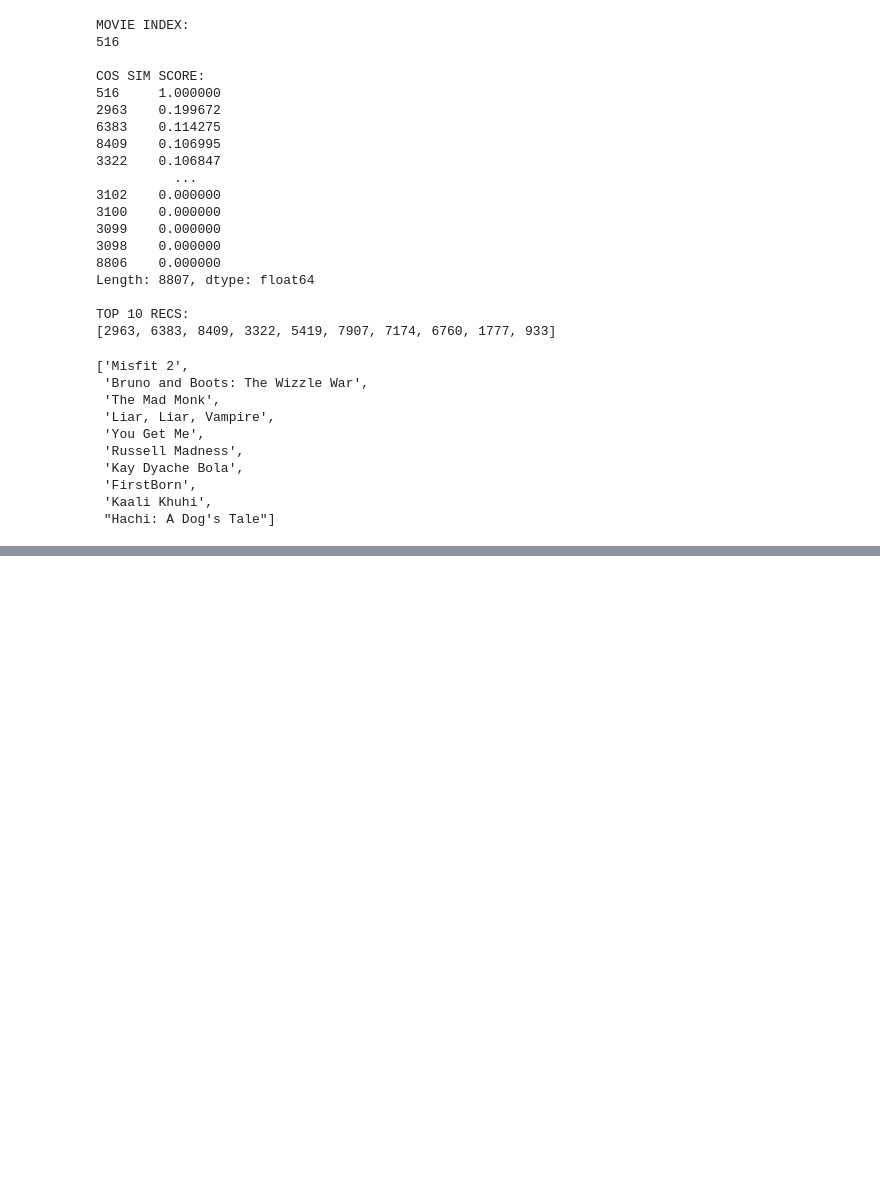
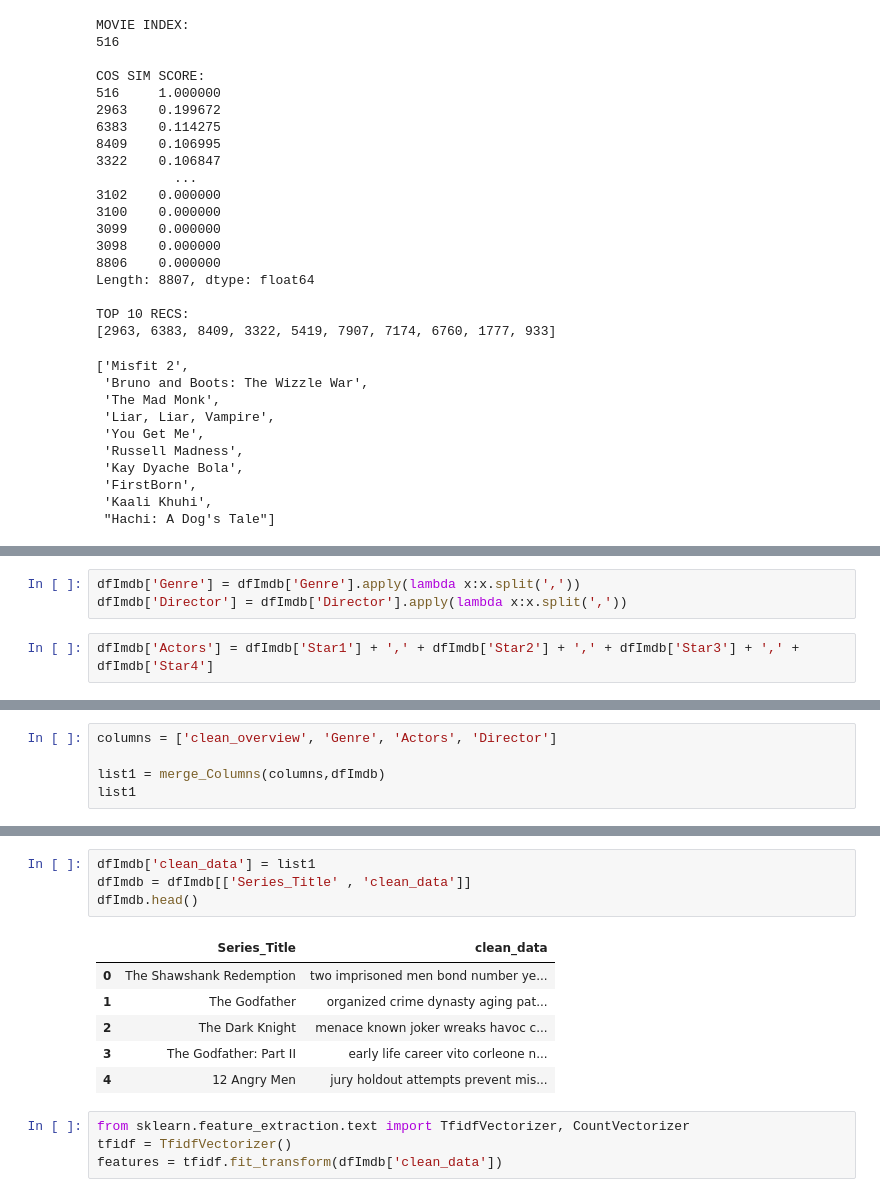
Before and after one commit to erictan23/RecommenderSystem, a Jupyter notebook: Content Filtering.ipynb, the cells around one changed output, grey strips where cells are left out. Drawn from its saved outputs; the diff is of its cells as text; blank space fills up the shorter version.

```diff
--- a/Content Filtering.ipynb
+++ b/Content Filtering.ipynb
@@ -351,0 +515,5 @@ TOP 10 RECS:
+# %%
+dfImdb['Genre'] = dfImdb['Genre'].apply(lambda x:x.split(','))
+dfImdb['Director'] = dfImdb['Director'].apply(lambda x:x.split(','))
+# %%
+dfImdb['Actors'] = dfImdb['Star1'] + ',' + dfImdb['Star2'] + ',' + dfImdb['Star3'] + ',' + dfImdb['Star4']
@@ -351,0 +539,5 @@ TOP 10 RECS:
+# %%
+columns = ['clean_overview', 'Genre', 'Actors', 'Director']
+
+list1 = merge_Columns(columns,dfImdb)
+list1
@@ -351,0 +562,15 @@ TOP 10 RECS:
+# %%
+dfImdb['clean_data'] = list1
+dfImdb = dfImdb[['Series_Title' , 'clean_data']]
+dfImdb.head()
+# %% [output]
+|  | Series_Title | clean_data |
+| 0 | The Shawshank Redemption | two imprisoned men bond number ye... |
+| 1 | The Godfather | organized crime dynasty aging pat... |
+| 2 | The Dark Knight | menace known joker wreaks havoc c... |
+| 3 | The Godfather: Part II | early life career vito corleone n... |
+| 4 | 12 Angry Men | jury holdout attempts prevent mis... |
+# %%
+from sklearn.feature_extraction.text import TfidfVectorizer, CountVectorizer
+tfidf = TfidfVectorizer()
+features = tfidf.fit_transform(dfImdb['clean_data'])
```
Also changed, not shown: parts of 23 cells of this notebook.
